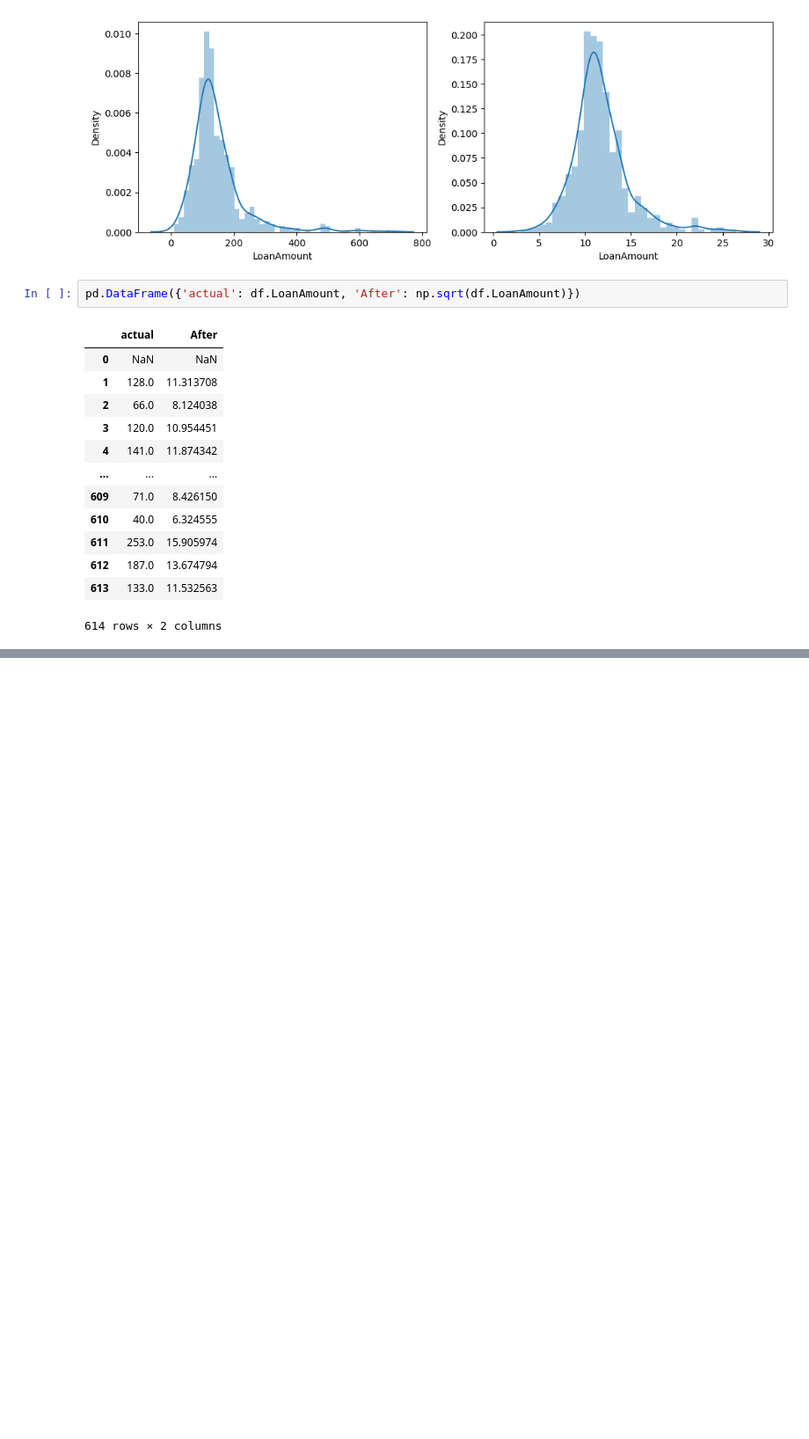
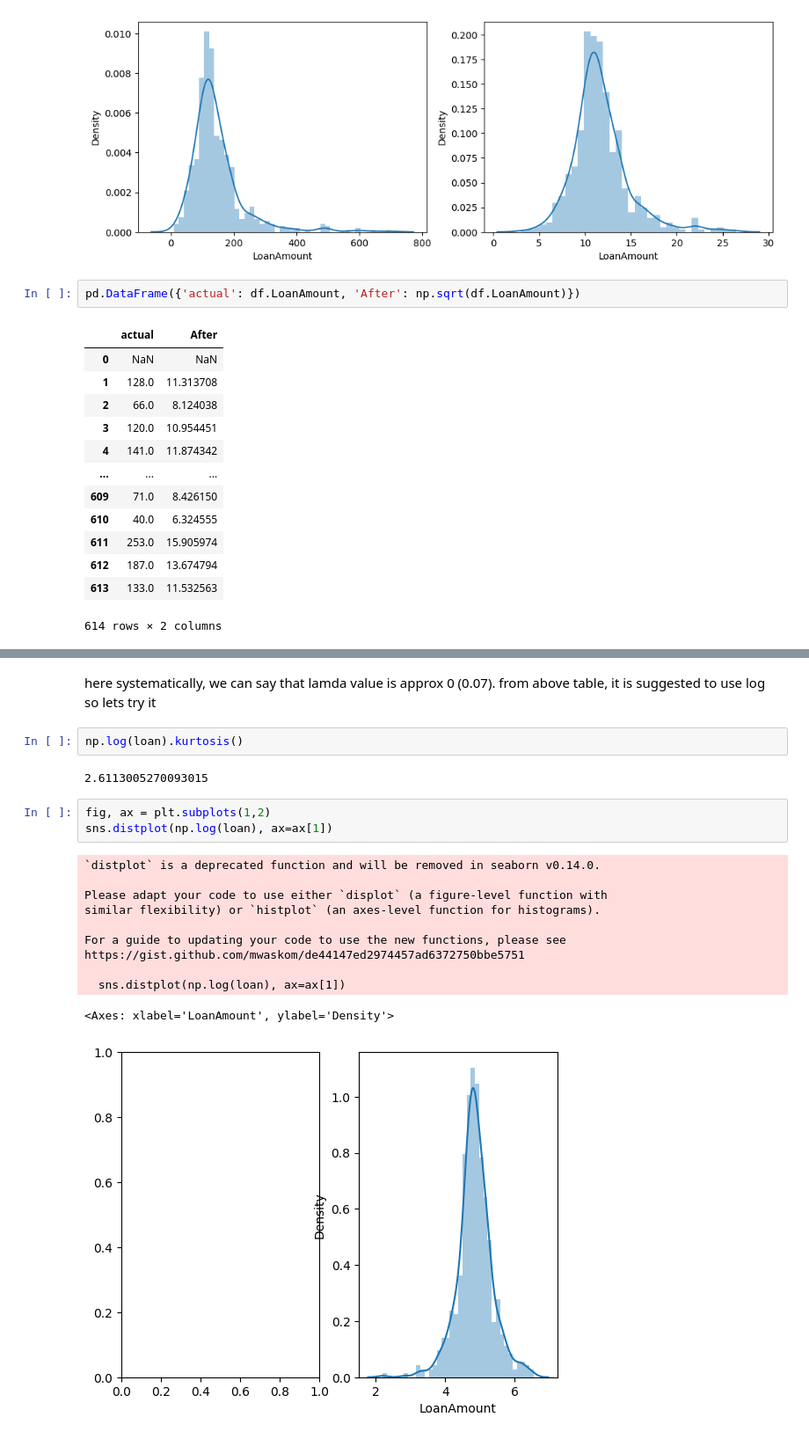
Before and after one commit to MekhzZ/AppliedStatisticsWithPython.ipynb, a Jupyter notebook: AppliedStatisticsWithPython.ipynb, the cells around one changed output, grey strips where cells are left out. Shown at 88% size. Drawn from its saved outputs; the diff is of its cells as text; blank space fills up the shorter version.

```diff
--- a/AppliedStatisticsWithPython.ipynb
+++ b/AppliedStatisticsWithPython.ipynb
@@ -367,0 +473,22 @@ pd.DataFrame({'actual': df.LoanAmount, 'After': np.sqrt(df.LoanAmount)})
+# %% [markdown]
+here systematically, we can say that lamda value is approx 0 (0.07).
+from above table, it is suggested to use log so lets try it
+# %%
+np.log(loan).kurtosis()
+# %% [output]
+2.6113005270093015
+# %%
+fig, ax = plt.subplots(1,2)
+sns.distplot(np.log(loan), ax=ax[1])
+# %% [output]
+`distplot` is a deprecated function and will be removed in seaborn v0.14.0.
+
+Please adapt your code to use either `displot` (a figure-level function with
+similar flexibility) or `histplot` (an axes-level function for histograms).
+
+For a guide to updating your code to use the new functions, please see
+https://gist.github.com/mwaskom/de44147ed2974457ad6372750bbe5751
+
+  sns.distplot(np.log(loan), ax=ax[1])
+<Axes: xlabel='LoanAmount', ylabel='Density'>
+[figure, added]
```
Also changed, not shown: parts of 23 cells of this notebook.
